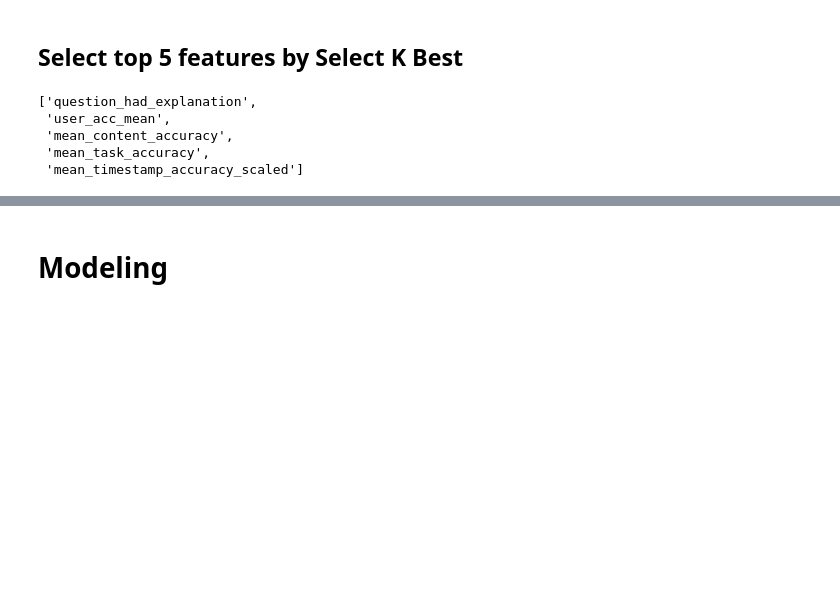
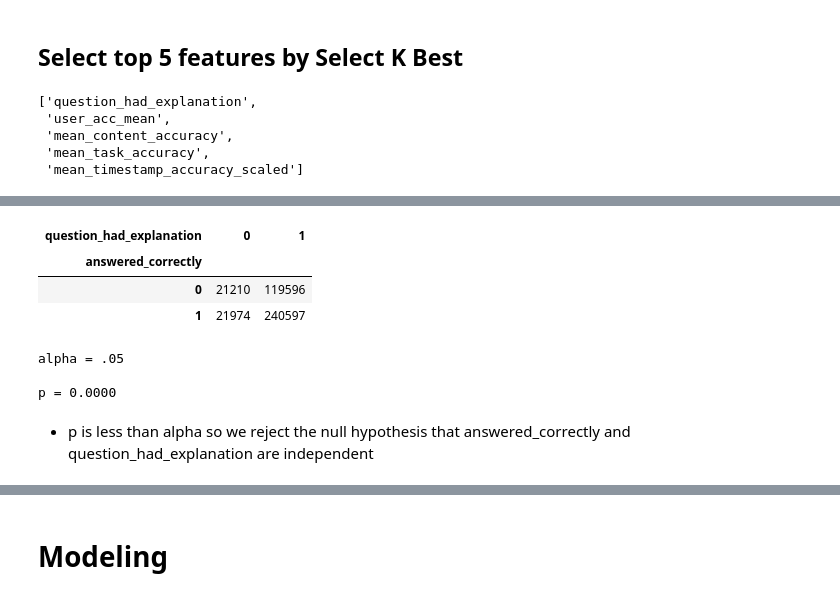
Before and after one commit to Riiid-Team/AI-Learning, a Jupyter notebook: MVP.ipynb, the cells around one changed output, grey strips where cells are left out. Cells and saved outputs as stored; diff of their text form; code cells hidden in the pictures; blank space fills up the shorter version.

```diff
--- a/MVP.ipynb
+++ b/MVP.ipynb
@@ -559,0 +597,26 @@ RFE ranker top 5
+# %%
+# creating crosstab of data reflecting if question
+# was answered correctly and if it had an explanation
+observed_pqhe = pd.crosstab(train.answered_correctly,
+                            train.question_had_explanation)
+
+# displaying crosstab
+observed_pqhe
+# %% [output]
+| question_had_explanation | 0 | 1 |
+| answered_correctly |  |  |
+| 0 | 21210 | 119596 |
+| 1 | 21974 | 240597 |
+# %%
+# calculating chi^2, p value, degrees of freedom and expected values
+chi2, p, degf, expected = stats.chi2_contingency(observed_pqhe)
+
+# printing results
+print('alpha = .05\n')
+print(f'p = {p:.4f}')
+# %% [output]
+alpha = .05
+
+p = 0.0000
+# %% [markdown]
+- p is less than alpha so we reject the null hypothesis that answered_correctly and question_had_explanation are independent
```
Also changed, not shown: parts of 32 cells of this notebook.
